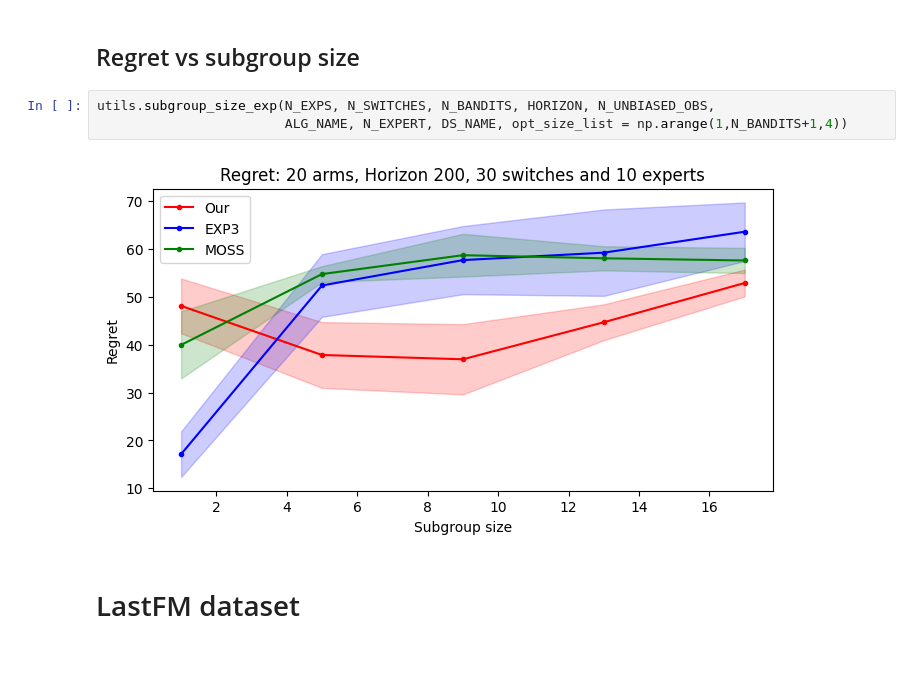
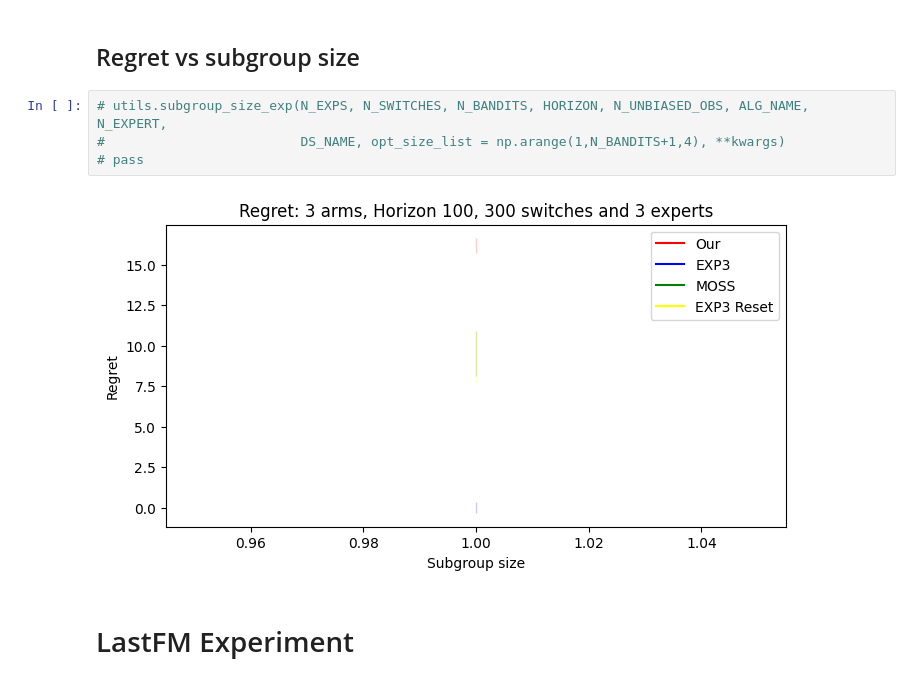
Before and after one commit to duongnhatthang/meta-bandit, a Jupyter notebook: main.ipynb, the cells around one changed output. Saved outputs shown, nothing was run; the diff lists cells and outputs as text.

```diff
--- a/main.ipynb
+++ b/main.ipynb
@@ -59,9 +62,10 @@ utils.experts_exp(N_EXPS, N_SWITCHES, N_BANDITS, HORIZON, N_UNBIASED_OBS, ALG_NA
 # %% [markdown]
 ## Regret vs subgroup size
 # %%
-utils.subgroup_size_exp(N_EXPS, N_SWITCHES, N_BANDITS, HORIZON, N_UNBIASED_OBS,
-                        ALG_NAME, N_EXPERT, DS_NAME, opt_size_list = np.arange(1,N_BANDITS+1,4))
+# utils.subgroup_size_exp(N_EXPS, N_SWITCHES, N_BANDITS, HORIZON, N_UNBIASED_OBS, ALG_NAME, N_EXPERT,
+#                         DS_NAME, opt_size_list = np.arange(1,N_BANDITS+1,4), **kwargs)
+# pass
 # %% [output]
-[figure, old version]
+[figure, new version]
 # %% [markdown]
-# LastFM dataset
+# LastFM Experiment
```
Also changed, not shown: parts of 11 cells of this notebook, 3 other files.
